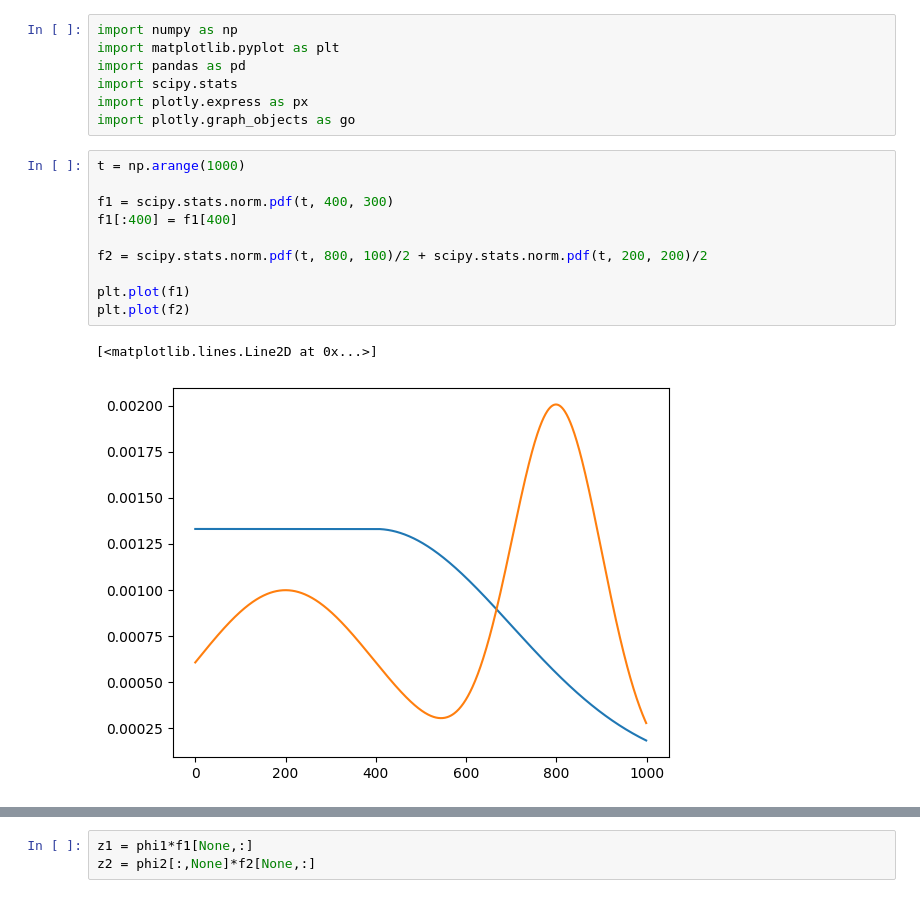
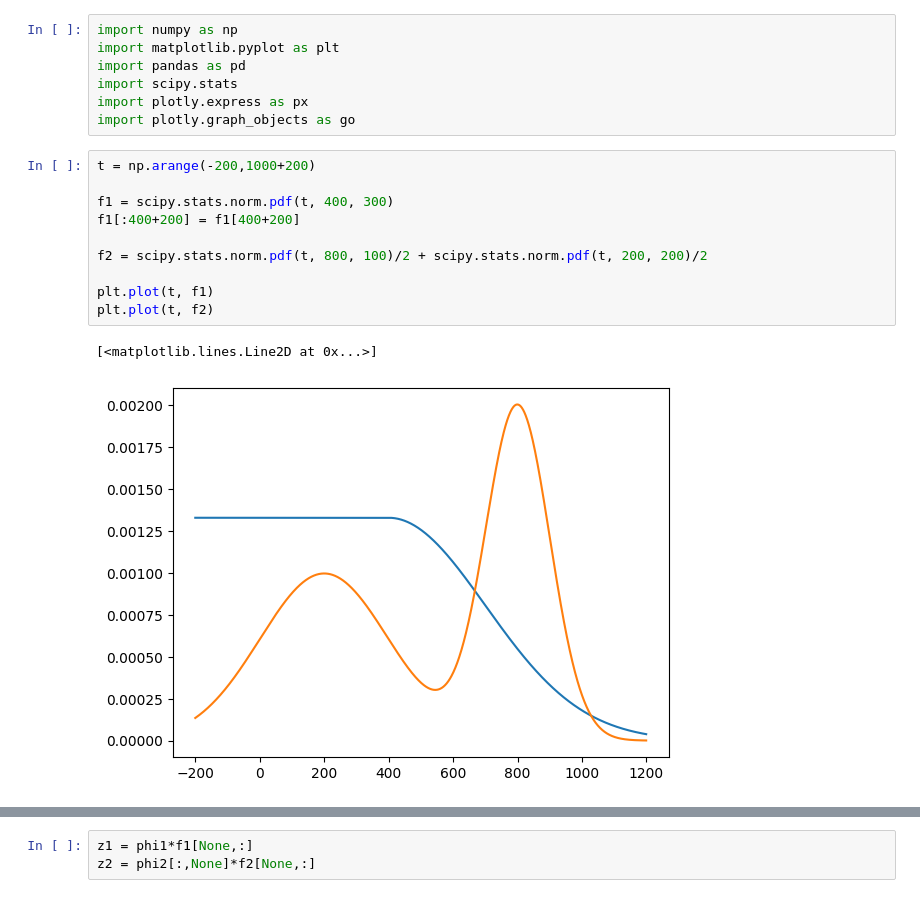
Before and after one commit to learning-2-learn/nsdmd, a Jupyter notebook: examples/nsdmd_intro_cartoon.ipynb, the cells around one changed output, grey strips where cells are left out. Saved outputs shown, nothing was run; the diff lists cells and outputs as text.

```diff
--- a/examples/nsdmd_intro_cartoon.ipynb
+++ b/examples/nsdmd_intro_cartoon.ipynb
@@ -8,16 +8,16 @@ import scipy.stats
 import plotly.express as px
 import plotly.graph_objects as go
 # %%
-t = np.arange(1000)
+t = np.arange(-200,1000+200)
 
 f1 = scipy.stats.norm.pdf(t, 400, 300)
-f1[:400] = f1[400]
+f1[:400+200] = f1[400+200]
 
 f2 = scipy.stats.norm.pdf(t, 800, 100)/2 + scipy.stats.norm.pdf(t, 200, 200)/2
 
-plt.plot(f1)
-plt.plot(f2)
+plt.plot(t, f1)
+plt.plot(t, f2)
 # %% [output]
 [<matplotlib.lines.Line2D at 0x...>]
-[figure, old version]
+[figure, new version]
 # %%
```
Also changed, not shown: parts of 28 cells of this notebook.
